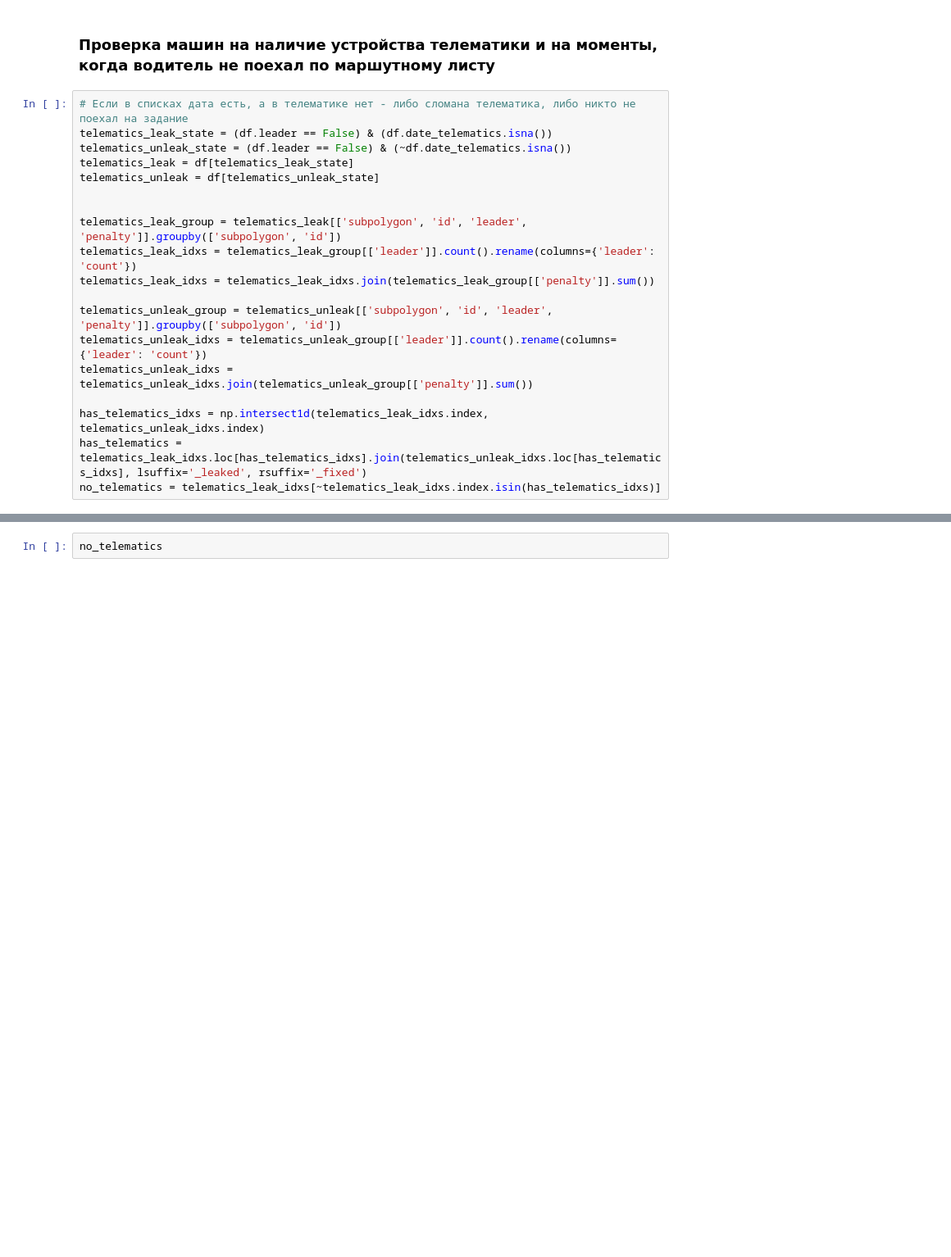
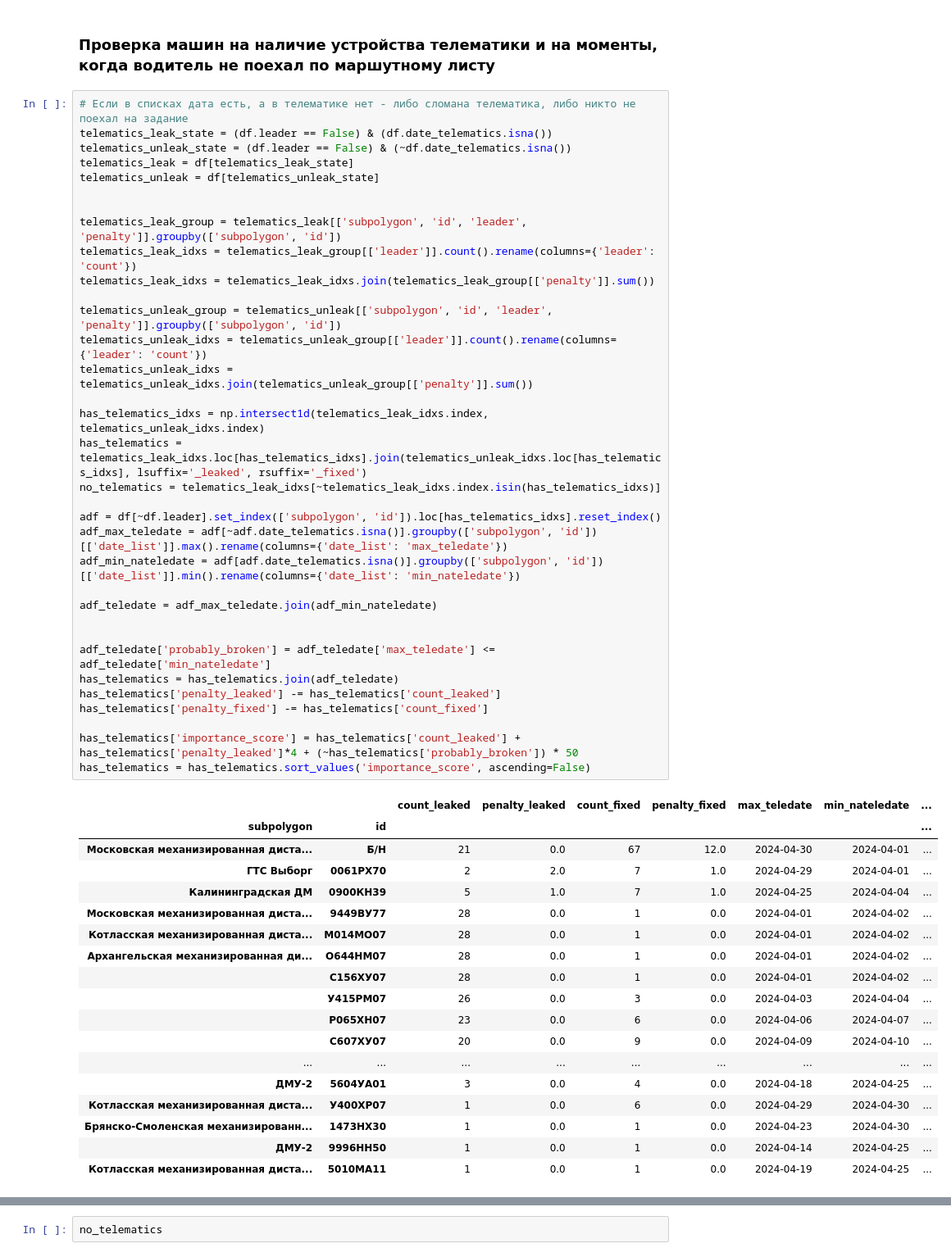
Before and after one commit to EgorAndrik/CP-Dashboards, a Jupyter notebook: models/graphs.ipynb, the cells around one changed output, grey strips where cells are left out. Shown at 82% size. Drawn from its saved outputs; the diff is of its cells as text; blank space fills up the shorter version.

```diff
--- a/models/graphs.ipynb
+++ b/models/graphs.ipynb
@@ -614,19 +614,53 @@ plt.show()
 # %%
 # Если в списках дата есть, а в телематике нет - либо сломана телематика, либо никто не поехал на задание
 telematics_leak_state = (df.leader == False) & (df.date_telematics.isna())
 telematics_unleak_state = (df.leader == False) & (~df.date_telematics.isna())
 telematics_leak = df[telematics_leak_state]
 telematics_unleak = df[telematics_unleak_state]
 
 
 telematics_leak_group = telematics_leak[['subpolygon', 'id', 'leader', 'penalty']].groupby(['subpolygon', 'id'])
 telematics_leak_idxs = telematics_leak_group[['leader']].count().rename(columns={'leader': 'count'})
 telematics_leak_idxs = telematics_leak_idxs.join(telematics_leak_group[['penalty']].sum())
 
 telematics_unleak_group = telematics_unleak[['subpolygon', 'id', 'leader', 'penalty']].groupby(['subpolygon', 'id'])
 telematics_unleak_idxs = telematics_unleak_group[['leader']].count().rename(columns={'leader': 'count'})
 telematics_unleak_idxs = telematics_unleak_idxs.join(telematics_unleak_group[['penalty']].sum())
 
 has_telematics_idxs = np.intersect1d(telematics_leak_idxs.index, telematics_unleak_idxs.index)
 has_telematics = telematics_leak_idxs.loc[has_telematics_idxs].join(telematics_unleak_idxs.loc[has_telematics_idxs], lsuffix='_leaked', rsuffix='_fixed')
 no_telematics = telematics_leak_idxs[~telematics_leak_idxs.index.isin(has_telematics_idxs)]
+
+adf = df[~df.leader].set_index(['subpolygon', 'id']).loc[has_telematics_idxs].reset_index()
+adf_max_teledate = adf[~adf.date_telematics.isna()].groupby(['subpolygon', 'id'])[['date_list']].max().rename(columns={'date_list': 'max_teledate'})
+adf_min_nateledate = adf[adf.date_telematics.isna()].groupby(['subpolygon', 'id'])[['date_list']].min().rename(columns={'date_list': 'min_nateledate'})
+
+adf_teledate = adf_max_teledate.join(adf_min_nateledate)
+
+
+adf_teledate['probably_broken'] = adf_teledate['max_teledate'] <= adf_teledate['min_nateledate']
+has_telematics = has_telematics.join(adf_teledate)
+has_telematics['penalty_leaked'] -= has_telematics['count_leaked']
+has_telematics['penalty_fixed'] -= has_telematics['count_fixed']
+
+has_telematics['importance_score'] = has_telematics['count_leaked'] + has_telematics['penalty_leaked']*4 + (~has_telematics['probably_broken']) * 50
+has_telematics = has_telematics.sort_values('importance_score', ascending=False)
+# %% [output]
+|  |  | count_leaked | penalty_leaked | count_fixed | penalty_fixed | max_teledate | min_nateledate | ... |
+| subpolygon | id |  |  |  |  |  |  | ... |
+| Московская механизированная диста... | Б/Н | 21 | 0.0 | 67 | 12.0 | 2024-04-30 | 2024-04-01 | ... |
+| ГТС Выборг | 0061РХ70 | 2 | 2.0 | 7 | 1.0 | 2024-04-29 | 2024-04-01 | ... |
+| Калининградская ДМ | 0900КН39 | 5 | 1.0 | 7 | 1.0 | 2024-04-25 | 2024-04-04 | ... |
+| Московская механизированная диста... | 9449ВУ77 | 28 | 0.0 | 1 | 0.0 | 2024-04-01 | 2024-04-02 | ... |
+| Котласская механизированная диста... | М014МО07 | 28 | 0.0 | 1 | 0.0 | 2024-04-01 | 2024-04-02 | ... |
+| Архангельская механизированная ди... | О644НМ07 | 28 | 0.0 | 1 | 0.0 | 2024-04-01 | 2024-04-02 | ... |
+|  | С156ХУ07 | 28 | 0.0 | 1 | 0.0 | 2024-04-01 | 2024-04-02 | ... |
+|  | У415РМ07 | 26 | 0.0 | 3 | 0.0 | 2024-04-03 | 2024-04-04 | ... |
+|  | Р065ХН07 | 23 | 0.0 | 6 | 0.0 | 2024-04-06 | 2024-04-07 | ... |
+|  | С607ХУ07 | 20 | 0.0 | 9 | 0.0 | 2024-04-09 | 2024-04-10 | ... |
+| ... | ... | ... | ... | ... | ... | ... | ... | ... |
+| ДМУ-2 | 5604УА01 | 3 | 0.0 | 4 | 0.0 | 2024-04-18 | 2024-04-25 | ... |
+| Котласская механизированная диста... | У400ХР07 | 1 | 0.0 | 6 | 0.0 | 2024-04-29 | 2024-04-30 | ... |
+| Брянско-Смоленская механизированн... | 1473НХ30 | 1 | 0.0 | 1 | 0.0 | 2024-04-23 | 2024-04-30 | ... |
+| ДМУ-2 | 9996НН50 | 1 | 0.0 | 1 | 0.0 | 2024-04-14 | 2024-04-25 | ... |
+| Котласская механизированная диста... | 5010МА11 | 1 | 0.0 | 1 | 0.0 | 2024-04-19 | 2024-04-25 | ... |
```
Also changed, not shown: parts of 3 cells of this notebook, 1 other file.
